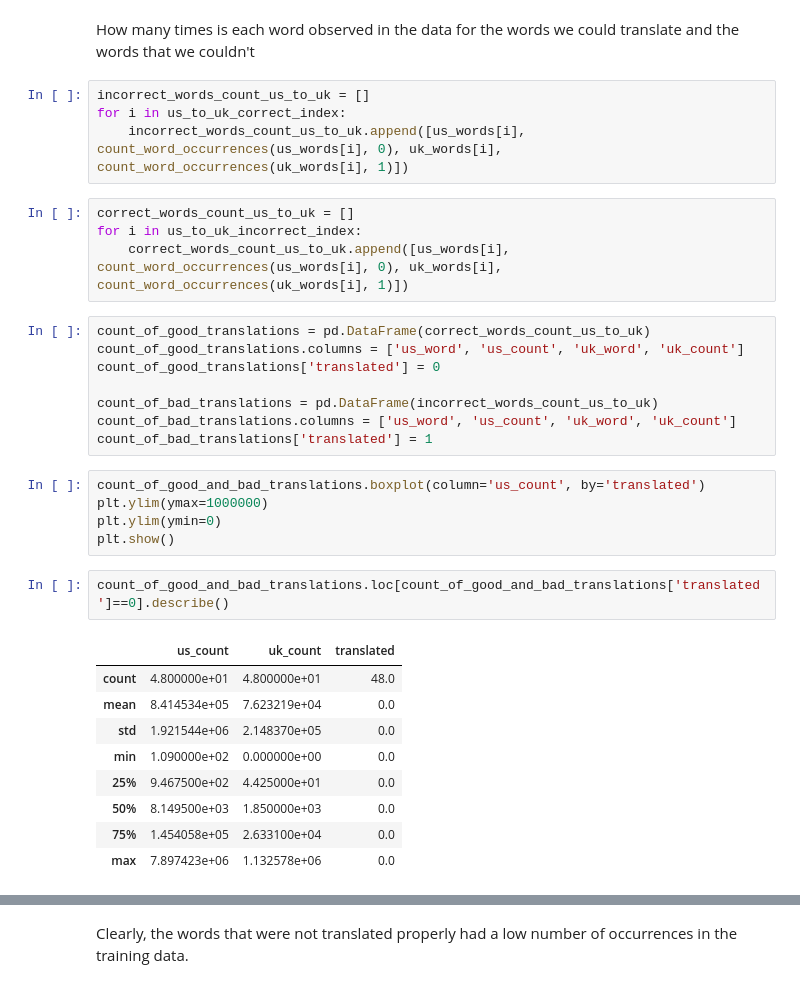
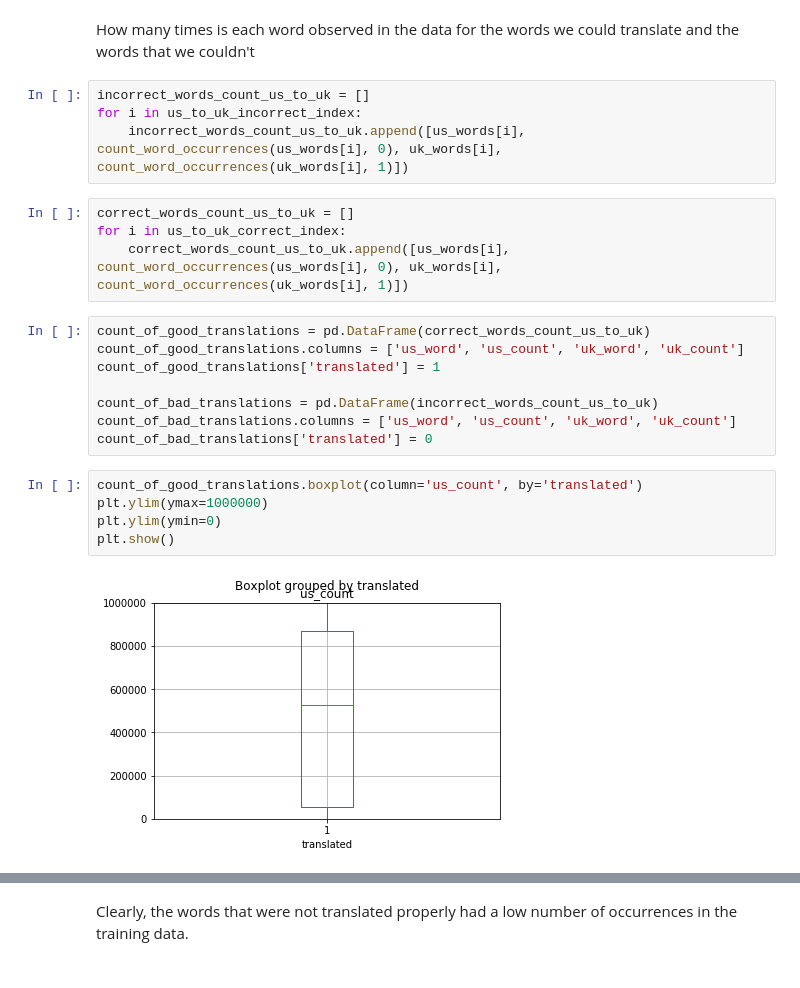
Before and after one commit to drinandan/insight-project, a Jupyter notebook: 2018.01.19_create_language_vectors_using_large_corpora.ipynb, the cells around one changed output, grey strips where cells are left out. Cells and saved outputs as stored; diff of their text form.

```diff
--- a/2018.01.19_create_language_vectors_using_large_corpora.ipynb
+++ b/2018.01.19_create_language_vectors_using_large_corpora.ipynb
@@ -307,34 +309,24 @@ def count_word_occurrences(tmp_word, tmp_source):
 How many times is each word observed in the data for the words we could translate and the words that we couldn't
 # %%
 incorrect_words_count_us_to_uk = []
-for i in us_to_uk_correct_index:
+for i in us_to_uk_incorrect_index:
     incorrect_words_count_us_to_uk.append([us_words[i], count_word_occurrences(us_words[i], 0), uk_words[i], count_word_occurrences(uk_words[i], 1)])
 # %%
 correct_words_count_us_to_uk = []
-for i in us_to_uk_incorrect_index:
+for i in us_to_uk_correct_index:
     correct_words_count_us_to_uk.append([us_words[i], count_word_occurrences(us_words[i], 0), uk_words[i], count_word_occurrences(uk_words[i], 1)])
 # %%
 count_of_good_translations = pd.DataFrame(correct_words_count_us_to_uk)
 count_of_good_translations.columns = ['us_word', 'us_count', 'uk_word', 'uk_count']
-count_of_good_translations['translated'] = 0
+count_of_good_translations['translated'] = 1
 
 count_of_bad_translations = pd.DataFrame(incorrect_words_count_us_to_uk)
 count_of_bad_translations.columns = ['us_word', 'us_count', 'uk_word', 'uk_count']
-count_of_bad_translations['translated'] = 1
+count_of_bad_translations['translated'] = 0
 # %%
-count_of_good_and_bad_translations.boxplot(column='us_count', by='translated')
+count_of_good_translations.boxplot(column='us_count', by='translated')
 plt.ylim(ymax=1000000)
 plt.ylim(ymin=0)
 plt.show()
+# %% [output]
+[figure, added]
-# %%
-count_of_good_and_bad_translations.loc[count_of_good_and_bad_translations['translated']==0].describe()
-# %% [output]
-|  | us_count | uk_count | translated |
-| count | 4.800000e+01 | 4.800000e+01 | 48.0 |
-| mean | 8.414534e+05 | 7.623219e+04 | 0.0 |
-| std | 1.921544e+06 | 2.148370e+05 | 0.0 |
-| min | 1.090000e+02 | 0.000000e+00 | 0.0 |
-| 25% | 9.467500e+02 | 4.425000e+01 | 0.0 |
-| 50% | 8.149500e+03 | 1.850000e+03 | 0.0 |
-| 75% | 1.454058e+05 | 2.633100e+04 | 0.0 |
-| max | 7.897423e+06 | 1.132578e+06 | 0.0 |
```
Also changed, not shown: parts of 18 cells of this notebook.
